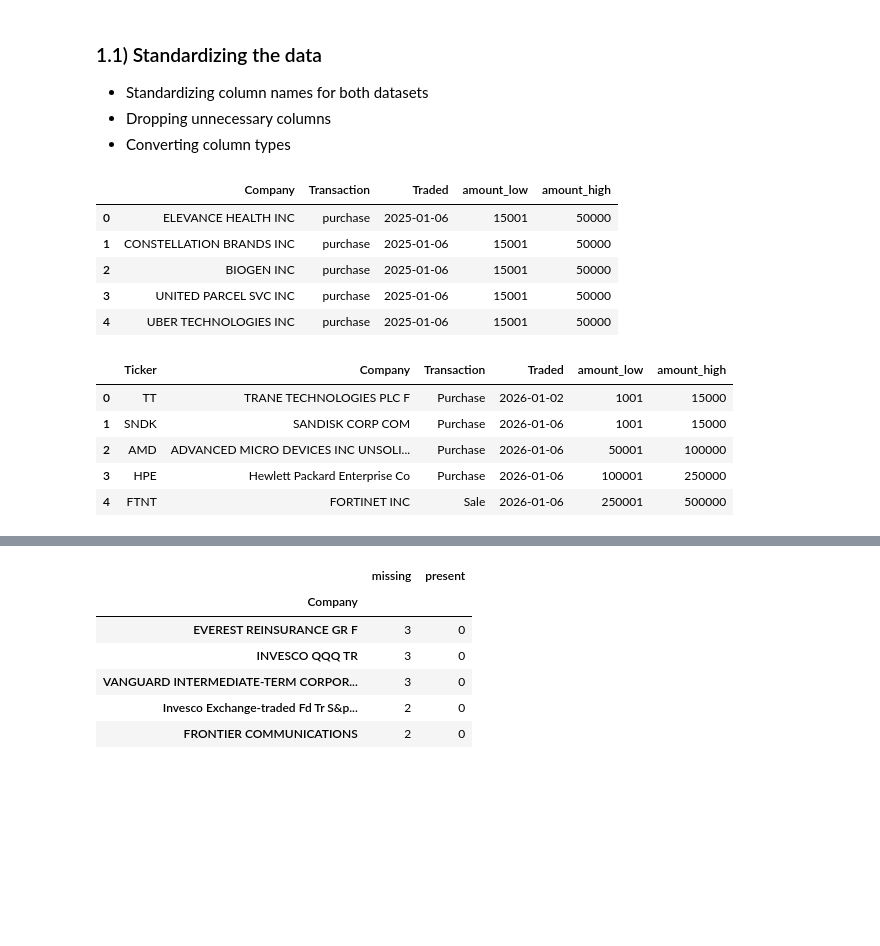
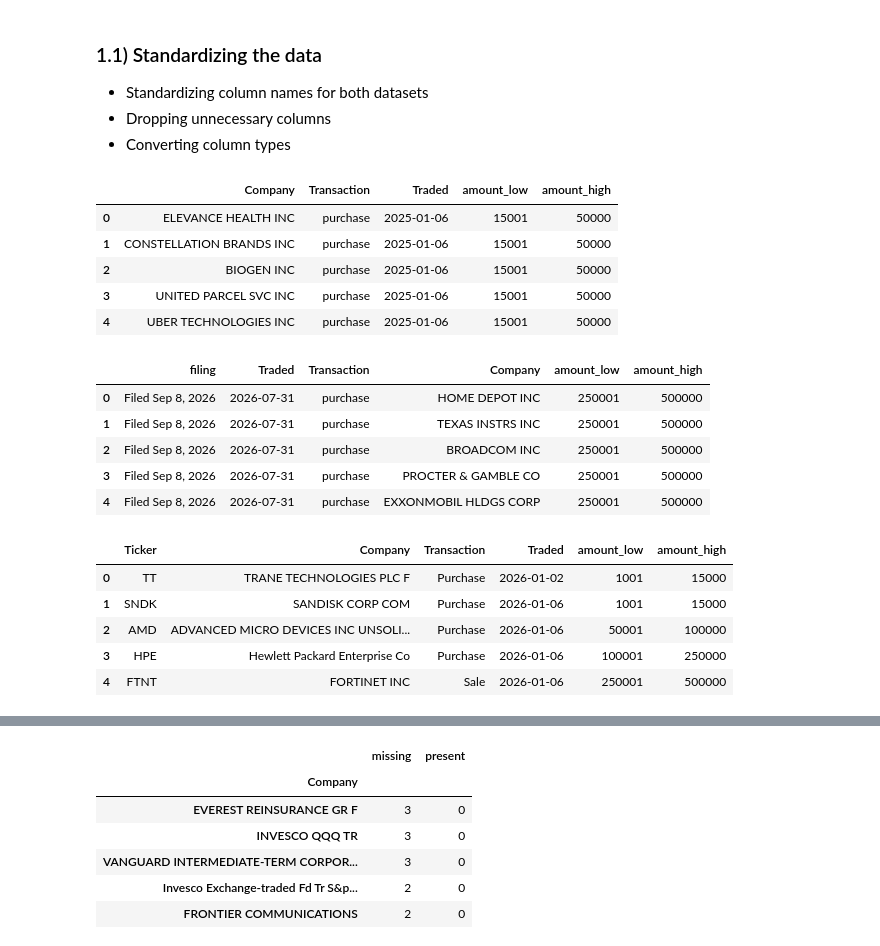
Before and after one commit to Steven-McQueen/MasterDataHandling, a Jupyter notebook: 2) Trades/TradesCleaning.ipynb, the cells around one changed output, grey strips where cells are left out. Cells and saved outputs as stored; diff of their text form; code cells hidden in the pictures; blank space fills up the shorter version.

```diff
--- a/2) Trades/TradesCleaning.ipynb
+++ b/2) Trades/TradesCleaning.ipynb
@@ -26,8 +33,10 @@ We import the raw 2025 and 2026 disclosures, align the two datasets and make sur
 # %%
-trump2025 = pd.read_csv("RawData/Trump_trades_2025_RAW.csv", sep=";")
-trump2026 = pd.read_csv("RawData/Trump_trades_2026_RAW (quiver).csv", sep=";")
+trump2025 = pd.read_csv("RawData/Trump_trades_2025_RAW.csv", sep=";")                            # trades 2025 (TigZig)
+trump2026 = pd.read_csv("RawData/Trump_trades_2026_RAW (tigzig).csv", encoding="utf-8-sig")     # trades 2026 (TigZig)
+quiver2026 = pd.read_csv("RawData/Trump_trades_2026_RAW (quiver).csv", sep=";")                  # ticker lookup only (QuiverQuant)
 display(trump2025.head(5))
 display(trump2026.head(5))
+display(quiver2026.head(5))
 # %% [output]
 |  | description | type | date | amount_range | amount_low_usd | amount_high_usd |
 | 0 | ELEVANCE HEALTH INC | purchase | 06.01.2025 | $15,001 - $50,000 | 15001 | 50000 |
@@ -48,48 +63,58 @@ display(trump2026.head(5))
 * Dropping unnecessary columns
 * Converting column types
 # %%
-# Drop unnecessary columns from the 2026 dataset
-trump2026.drop(columns=["Filed", "ExcessReturn"], inplace=True)
+# QuiverQuant file: drop unnecessary columns
+quiver2026.drop(columns=["Filed", "ExcessReturn"], inplace=True)
 
-# changing and splitting the Amount column into two new columns: amount_low and amount_high (matching the 2025 naming convention)
-trump2026[["amount_low", "amount_high"]] = (
-    trump2026["Amount"]
+# changing and splitting the Amount column into two new columns: amount_low and amount_high (matching the TigZig naming convention)
+quiver2026[["amount_low", "amount_high"]] = (
+    quiver2026["Amount"]
     .str.replace("$", "", regex=False)
     .str.replace(",", "", regex=False)
     .str.split(" - ", expand=True)
     .astype(int)
 )
-trump2026.drop(columns=["Amount"], inplace=True)
+quiver2026.drop(columns=["Amount"], inplace=True)
 
 # Converting Traded to an actual date column (some rows carry a trailing " 00:00" time, stripped before parsing)
-trump2026["Traded"] = pd.to_datetime(trump2026["Traded"].str.split(" ").str[0], format="%d.%m.%Y")
+quiver2026["Traded"] = pd.to_datetime(quiver2026["Traded"].str.split(" ").str[0], format="%d.%m.%Y")
 # %%
-# Renaming columns in the 2025 dataset to match the 2026 dataset
-trump2025.rename(columns={"amount_low_usd": "amount_low",
+# Renaming columns in the two TigZig datasets to the common names
+tigzig_names = {"amount_low_usd": "amount_low",
     "amount_high_usd": "amount_high",
     "description": "Company",
     "date": "Traded",
     "type": "Transaction",
-    },
-    inplace=True)
-# Dropping the "amount_range" column from the 2025 dataset as it is not needed
+    }
+trump2025.rename(columns=tigzig_names, inplace=True)
+trump2026.rename(columns=tigzig_names, inplace=True)
+# Dropping the columns that are not needed ("filing" is kept in 2026 for the check below)
 trump2025.drop(columns=["amount_range"], inplace=True)
+trump2026.drop(columns=["row", "page", "amount_mid_usd", "notification_over_30_days"], inplace=True)
 
 # Converting Traded to an actual date column
 trump2025["Traded"] = pd.to_datetime(trump2025["Traded"], format="%d.%m.%Y")
+trump2026["Traded"] = pd.to_datetime(trump2026["Traded"], format="%Y-%m-%d")
 # %%
 display(trump2025.head())
 display(trump2026.head())
+display(quiver2026.head())
 # %% [output]
 |  | Company | Transaction | Traded | amount_low | amount_high |
 | 0 | ELEVANCE HEALTH INC | purchase | 2025-01-06 | 15001 | 50000 |
 | 1 | CONSTELLATION BRANDS INC | purchase | 2025-01-06 | 15001 | 50000 |
 | 2 | BIOGEN INC | purchase | 2025-01-06 | 15001 | 50000 |
 | 3 | UNITED PARCEL SVC INC | purchase | 2025-01-06 | 15001 | 50000 |
 | 4 | UBER TECHNOLOGIES INC | purchase | 2025-01-06 | 15001 | 50000 |
-|  | Ticker | Company | Transaction | Traded | amount_low | amount_high |
-| 0 | TT | TRANE TECHNOLOGIES PLC F | Purchase | 2026-01-02 | 1001 | 15000 |
-| 1 | SNDK | SANDISK CORP COM | Purchase | 2026-01-06 | 1001 | 15000 |
-| 2 | AMD | ADVANCED MICRO DEVICES INC UNSOLI... | Purchase | 2026-01-06 | 50001 | 100000 |
-| 3 | HPE | Hewlett Packard Enterprise Co | Purchase | 2026-01-06 | 100001 | 250000 |
-| 4 | FTNT | FORTINET INC | Sale | 2026-01-06 | 250001 | 500000 |
+|  | filing | Traded | Transaction | Company | amount_low | amount_high |
+| 0 | Filed Sep 8, 2026 | 2026-07-31 | purchase | HOME DEPOT INC | 250001 | 500000 |
+| 1 | Filed Sep 8, 2026 | 2026-07-31 | purchase | TEXAS INSTRS INC | 250001 | 500000 |
+| 2 | Filed Sep 8, 2026 | 2026-07-31 | purchase | BROADCOM INC | 250001 | 500000 |
+| 3 | Filed Sep 8, 2026 | 2026-07-31 | purchase | PROCTER & GAMBLE CO | 250001 | 500000 |
+| 4 | Filed Sep 8, 2026 | 2026-07-31 | purchase | EXXONMOBIL HLDGS CORP | 250001 | 500000 |
+|  | Ticker | Company | Transaction | Traded | amount_low | amount_high |
+| 0 | TT | TRANE TECHNOLOGIES PLC F | Purchase | 2026-01-02 | 1001 | 15000 |
+| 1 | SNDK | SANDISK CORP COM | Purchase | 2026-01-06 | 1001 | 15000 |
+| 2 | AMD | ADVANCED MICRO DEVICES INC UNSOLI... | Purchase | 2026-01-06 | 50001 | 100000 |
+| 3 | HPE | Hewlett Packard Enterprise Co | Purchase | 2026-01-06 | 100001 | 250000 |
+| 4 | FTNT | FORTINET INC | Sale | 2026-01-06 | 250001 | 500000 |
```
Also changed, not shown: parts of 52 cells of this notebook, 12 other files.
